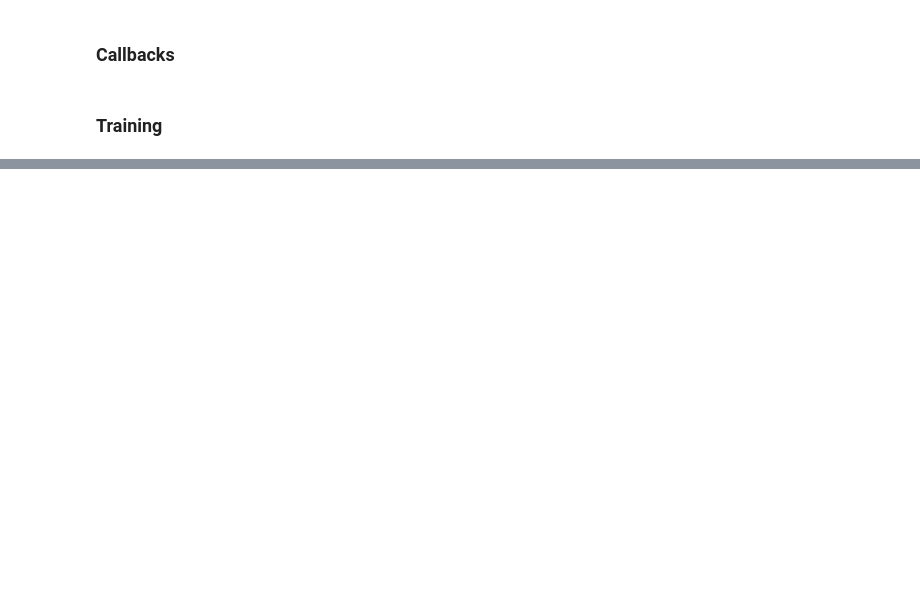
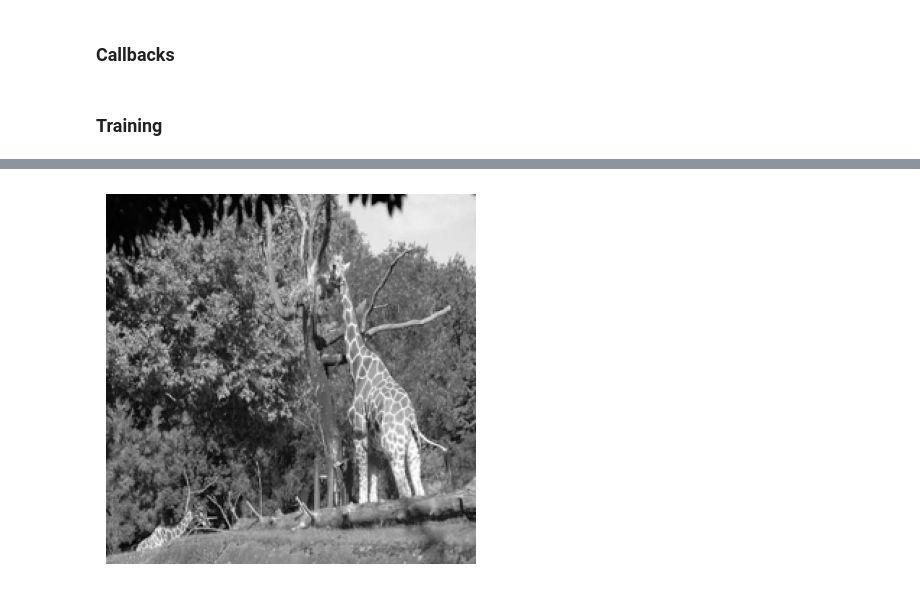
Before and after one commit to thomasamlacroix/color-models, a Jupyter notebook: notebooks/color-rise-baseline.ipynb, the cells around one changed output, grey strips where cells are left out. Drawn from its saved outputs; the diff is of its cells as text; code cells hidden in the pictures; blank space fills up the shorter version.

```diff
--- a/notebooks/color-rise-baseline.ipynb
+++ b/notebooks/color-rise-baseline.ipynb
@@ -192,0 +225,6 @@ plot_history(history)
+# %%
+image_color_path = '/kaggle/input/datasets/aayush9753/image-colorization-dataset/data/train_color/image0001.jpg'
+# %%
+img = np.array(Image.open(image_color_path).resize((256,256)))
+img.shape
+L, ab = rgb_to_lab(np.expand_dims(img, axis=0))
@@ -192,0 +254,5 @@ plot_history(history)
+# %%
+plt.imshow(np.squeeze(L, axis=0), cmap='grey')
+plt.axis('off');
+# %% [output]
+[figure, added]
```
Also changed, not shown: parts of 18 cells of this notebook.
